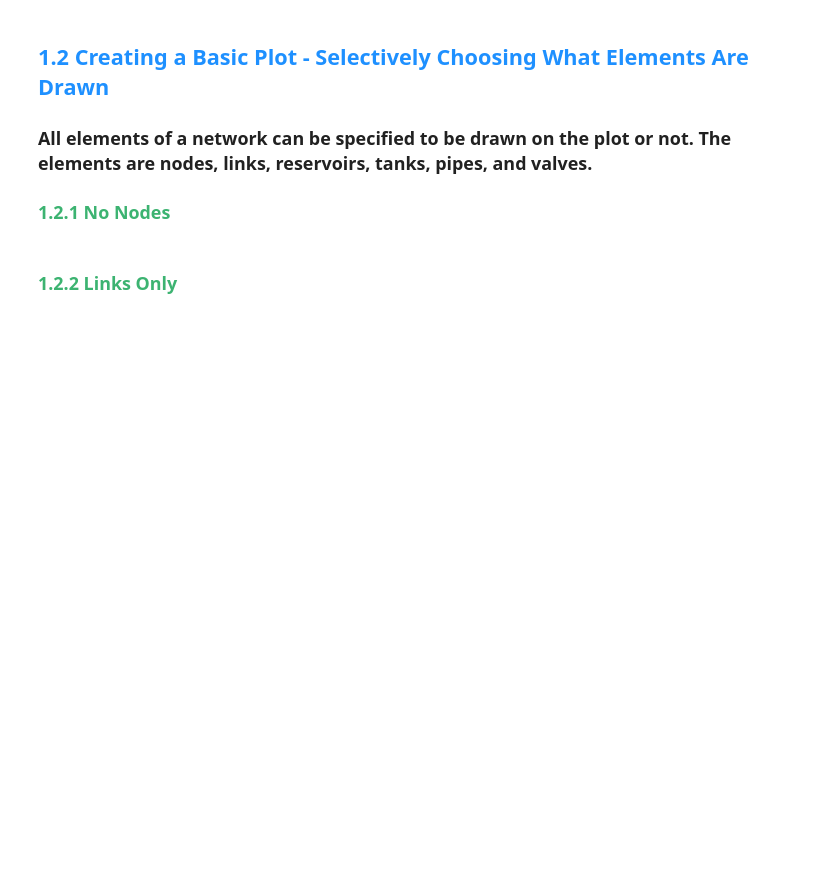
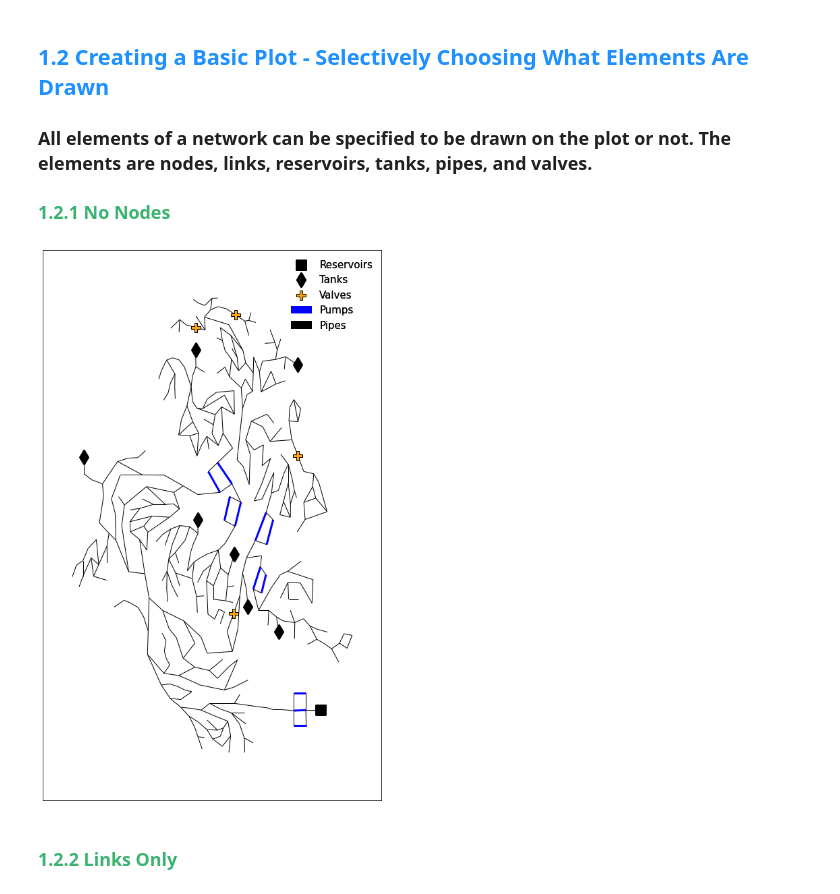
Before and after one commit to tylertrimble/viswaternet, a Jupyter notebook: Demo Folder/1. Basic Plotting.ipynb, the cells around one changed output. Saved outputs shown, nothing was run; the diff lists cells and outputs as text; code cells hidden in the pictures; blank space fills up the shorter version.

```diff
--- a/Demo Folder/1. Basic Plotting.ipynb
+++ b/Demo Folder/1. Basic Plotting.ipynb
@@ -16,7 +16,7 @@ import os
 ### When initializing the model, WNTR is used to obtain the network coordinates, necessary information about the network such as pipe names, junction names, etc. Additionally, a hydraulic simulation of the network is done using the defined parameters from the .inp file. The simulator used is EPANET 2.2.0
 # %%
 #Initialize model
-model = wdn.initialize_model('Networks\CTown.inp')
+model = vis.initialize_model('Networks\CTown.inp')
 
 #Define the file path for images. By default, this is the location where the python file is located.
 #Because of how Jupyter Notebook works, a relative path from the notebook can not be obtained.
@@ -44,9 +44,11 @@ wdn.plot_basic_elements(model,ax)
 # %%
 # Defines a matplotlib figure and axis. The user can customize the size of the plot in this way.
 fig, ax = plt.subplots(figsize = (9,15))
 
 # Creates plot of network with basic elements.
-wdn.plot_basic_elements(model,ax,nodes=False)
+vis.plot_basic_elements(model,ax,nodes=False)
+# %% [output]
+[figure, added]
 # %% [markdown]
 ### <span style="color:mediumseagreen"> 1.2.2 Links Only
 # %%
```
Also changed, not shown: parts of 10 cells of this notebook, 4 other files.
